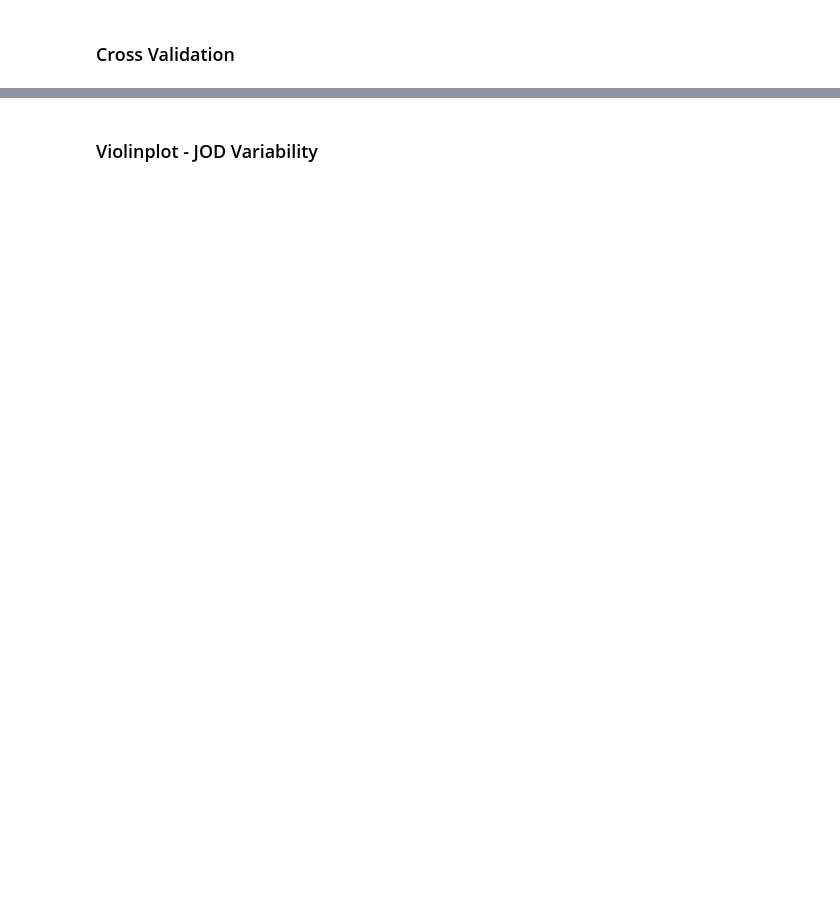
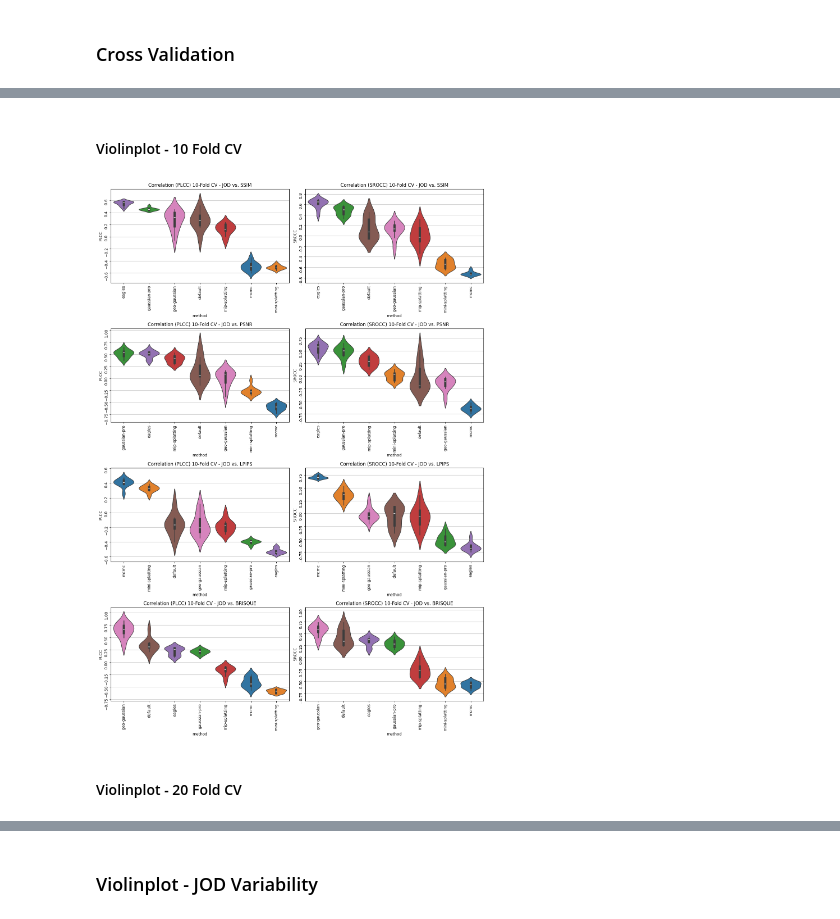
Before and after one commit to PaulErpen/final-data-analysis, a Jupyter notebook: joint-data-analysis.ipynb, the cells around one changed output, grey strips where cells are left out. Drawn from its saved outputs; the diff is of its cells as text; code cells hidden in the pictures; blank space fills up the shorter version.

```diff
--- a/joint-data-analysis.ipynb
+++ b/joint-data-analysis.ipynb
@@ -877,0 +1146,48 @@ plot_cv_results_full(df_cv_20)
+# %% [markdown]
+#### Violinplot - 10 Fold CV
+# %%
+df_method_cv_10 = compute_cv_correlation_analysis_method(jod_cv_10)
+# %%
+def plot_method_corr_violin(
+    df_cv: pd.DataFrame, metric: str, corr_measure: str, ax: plt.Axes
+) -> None:
+    df_constrained = df_cv[df_cv["metric"] == metric]
+    K = int(df_constrained.shape[0] / 7)
+    sns.violinplot(
+        df_constrained,
+        x="method",
+        y=corr_measure,
+        order=df_constrained.groupby("method")[corr_measure]
+        .mean()
+        .sort_values(ascending=False)
+        .index,
+        hue_order=[
+            "mcmc",
+            "mini-splatting",
+            "gaussian-pro",
+            "mip-splatting",
+            "eagles",
+            "default",
+            "geo-gaussian",
+        ],
+        hue="method",
+        ax=ax,
+    )
+    ax.set_title(f"Correlation ({corr_measure}) {K}-Fold CV - JOD vs. {metric.upper()}")
+    ax.tick_params(labelrotation=90)
+    ax.grid(axis='y')
+    ax.set_axisbelow(True)
+# %%
+fig, axs = plt.subplots(4, 2, figsize=(14, 20))
+
+for idx_c, corr_measure in enumerate(["PLCC", "SROCC"]):
+    for idx_m, metric in enumerate(["ssim", "psnr", "lpips", "brisque"]):
+        plot_method_corr_violin(
+            df_method_cv_10, metric, corr_measure, axs[idx_m][idx_c]
+        )
+plt.tight_layout()
+plt.show()
+# %% [output]
+[figure, added]
+# %% [markdown]
+#### Violinplot - 20 Fold CV
```
Also changed, not shown: parts of 38 cells of this notebook.
